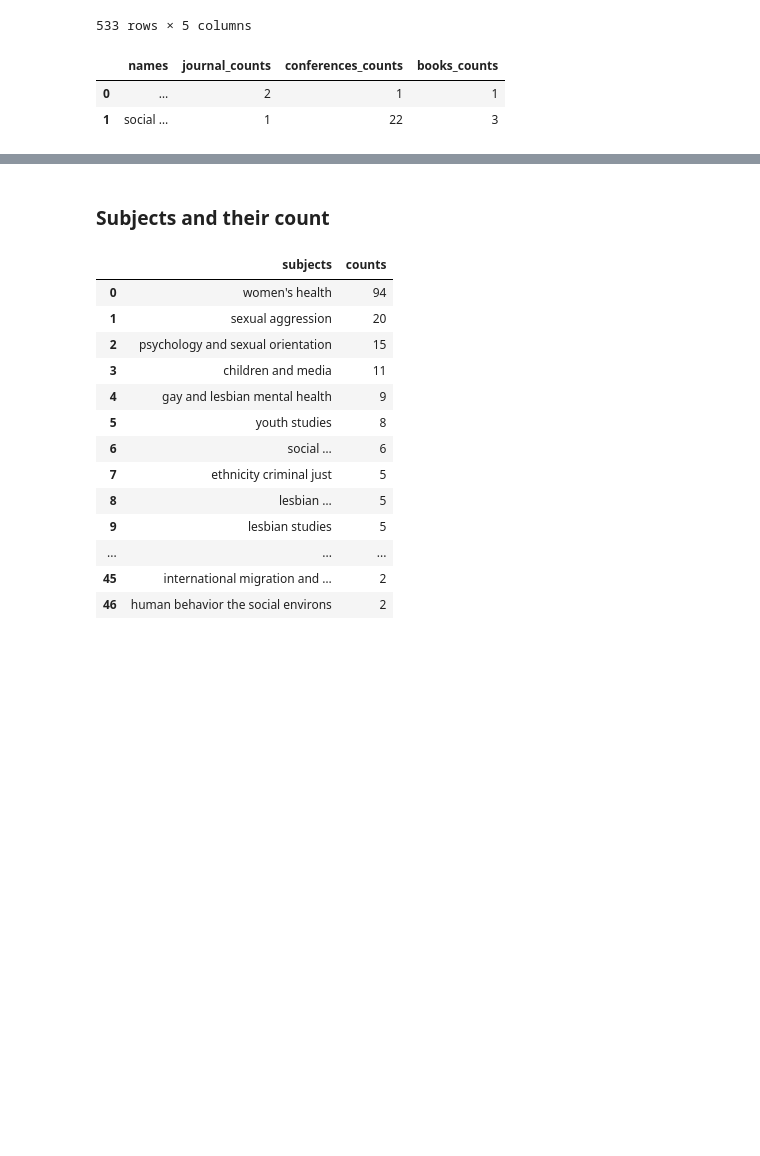
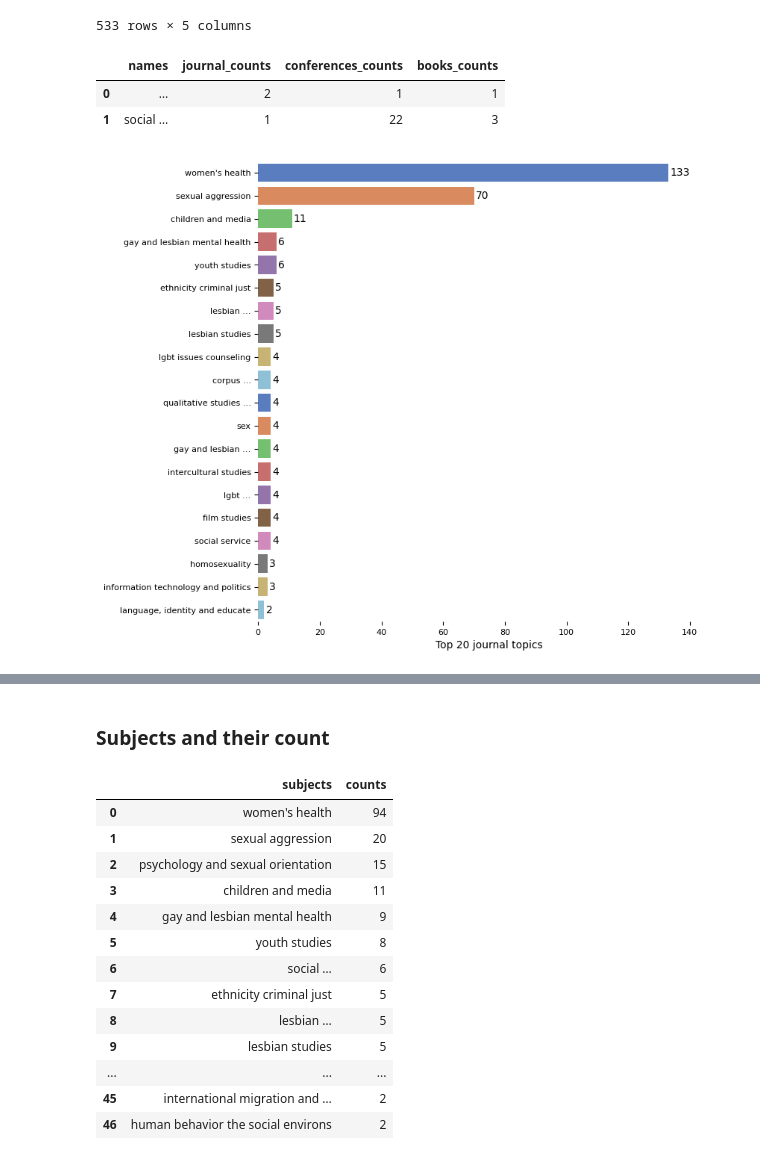
Before and after one commit to booktrackerGirl/Data-wrangling-and-analysis, a Jupyter notebook: Google Scholar Search/google_scholar_search_analysis.ipynb, the cells around one changed output, grey strips where cells are left out. Cells and saved outputs as stored; diff of their text form; code cells hidden in the pictures; blank space fills up the shorter version.

```diff
--- a/Google Scholar Search/google_scholar_search_analysis.ipynb
+++ b/Google Scholar Search/google_scholar_search_analysis.ipynb
@@ -742,6 +743,21 @@ fig.update_layout(xaxis={'categoryorder':'total descending'})
 fig.update_layout(uniformtext_minsize=8, uniformtext_mode='hide')
 fig.update_traces(textposition='outside')
 fig.show()
+# %%
+f, ax = plt.subplots(figsize=(8, 8))
+palette = sns.color_palette("muted")
+top_20_journals = df_journal[:20]
+p = sns.barplot(x="journal_counts", y="names", data=top_20_journals,
+            label="journal_counts", palette=palette)
+ax.set(xlim=(0, 150))
+# new helper method to auto-label bars
+ax.bar_label(ax.containers[0], fontsize=10, padding=1.5)
+sns.despine(left=True, bottom=True)
+p.set_xlabel("Top 20 journal topics", fontsize=10)
+p.set_ylabel("",fontsize=10)
+p.tick_params(labelsize=8)
+# %% [output]
+[figure, added]
 # %%
 # Top 10 conferences
 fig = px.bar(df_conference[:10], x="conferences_counts", y="names", color="names",
```
Also changed, not shown: parts of 8 cells of this notebook, 2 other files.
